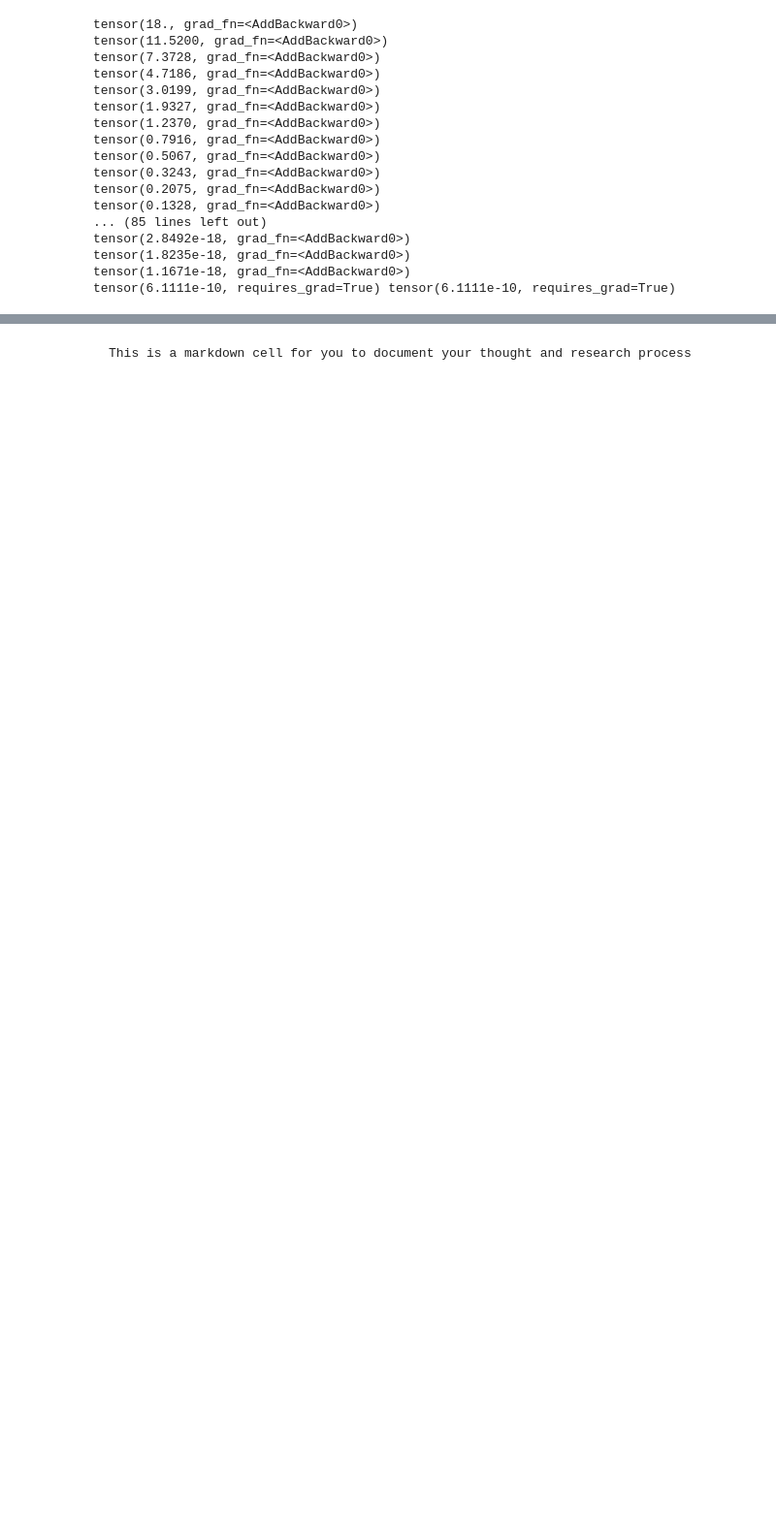
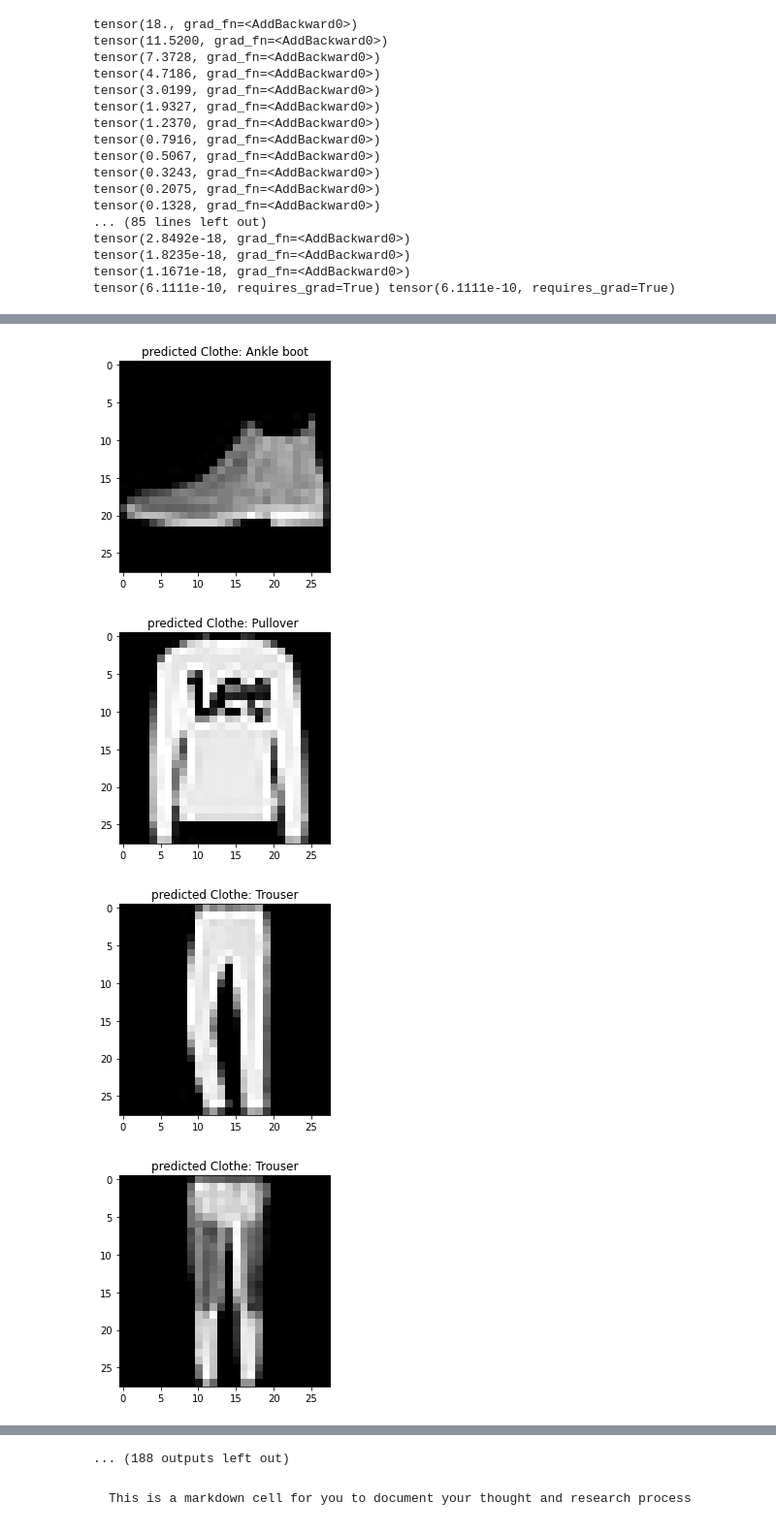
Before and after one commit to PoCInnovation/MEV-Tracker, a Jupyter notebook: Elyes/TechnicalTest/PyTorch/Subject.ipynb, the cells around one changed output, grey strips where cells are left out. Shown at 97% size. Saved outputs shown, nothing was run; the diff lists cells and outputs as text; code cells hidden in the pictures; blank space fills up the shorter version.

```diff
--- a/Elyes/TechnicalTest/PyTorch/Subject.ipynb
+++ b/Elyes/TechnicalTest/PyTorch/Subject.ipynb
@@ -228,0 +219,27 @@ tensor([8]) torch.Size([1, 1])
+# %%
+##
+
+it = 0
+for img_number, (data, target) in enumerate(train_dataset):
+
+    if weights.grad is not None:
+        weights.grad.zero_()
+    data = data.view((-1, 28*28))
+    # print(data.shape, target.shape)
+    activations = torch.matmul(data, weights)
+    # print(activations.shape)
+    log_softmax = F.log_softmax(activations, dim=1)
+    loss = F.nll_loss(log_softmax, target)
+    print("\r",loss.item(), end=' ')
+
+    loss.backward()
+
+    with torch.no_grad():
+        weights -= 0.1*weights.grad
+    it += 1
+
+    if not it % 100:
+        test(weights, test_dataset)
+
+    if it > 5000:
+        break
@@ -228,0 +264,18 @@ tensor([8]) torch.Size([1, 1])
+# %%
+for img_numbers, (data, target) in enumerate(test_dataset):
+
+    data = data.view((-1, 28*28))
+    data = data.view((-1, 28*28))
+
+    activations = torch.matmul(data, weights)
+    softmax = F.softmax(activations, dim=1)
+    prediction = softmax.argmax(dim=1, keepdim=True)
+
+    plt.imshow(data[0].view(28, 28), cmap='gray')
+    plt.title(f"predicted Clothe: {label_dic[prediction.item()]}")
+    plt.show()
+# %% [output]
+[figure, added]
+[figure, added]
+[figure, added]
+[figure, added]
@@ -229,2 +290,3 @@ tensor([8]) torch.Size([1, 1])
+... (188 outputs left out)
 # %% [markdown]
 	This is a markdown cell for you to document your thought and research process
```
Also changed, not shown: parts of 6 cells of this notebook.
